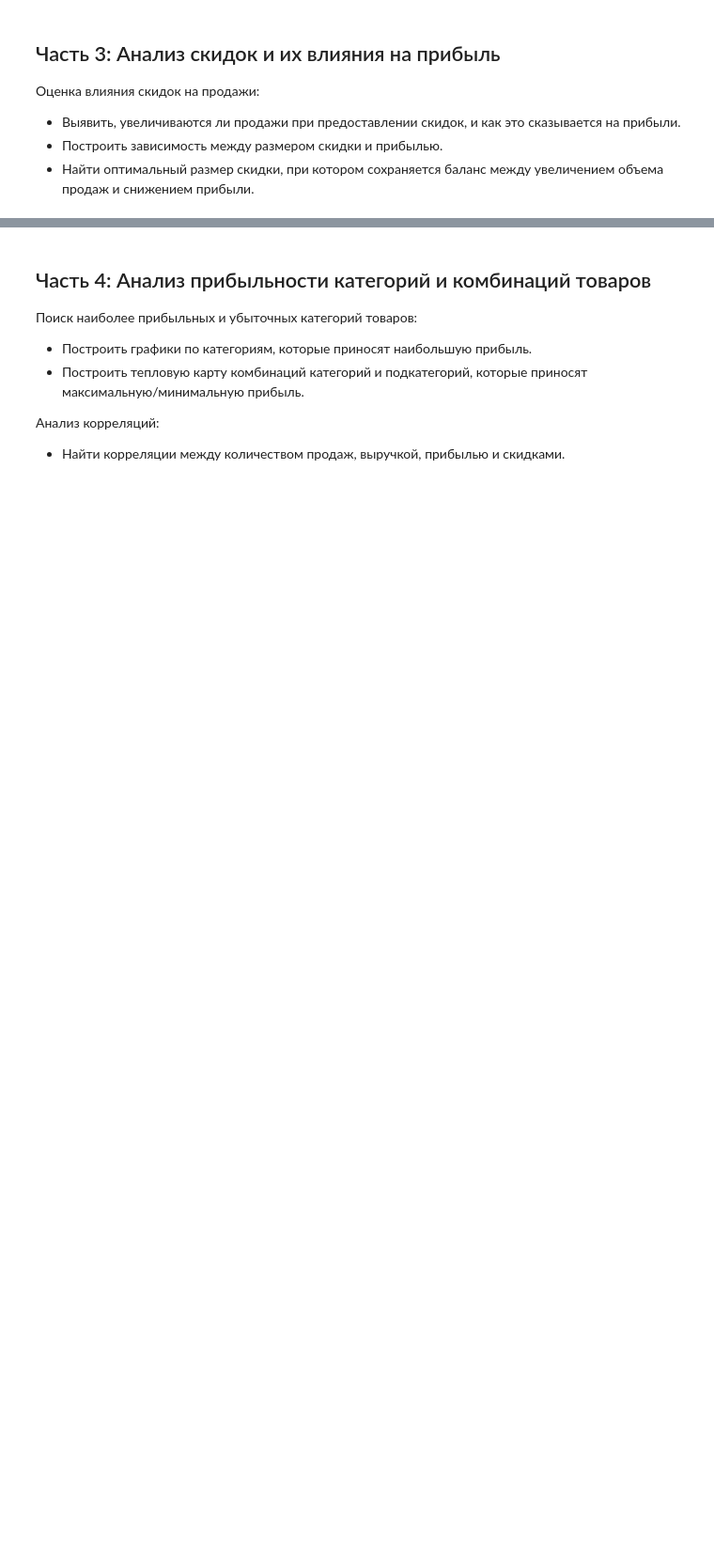
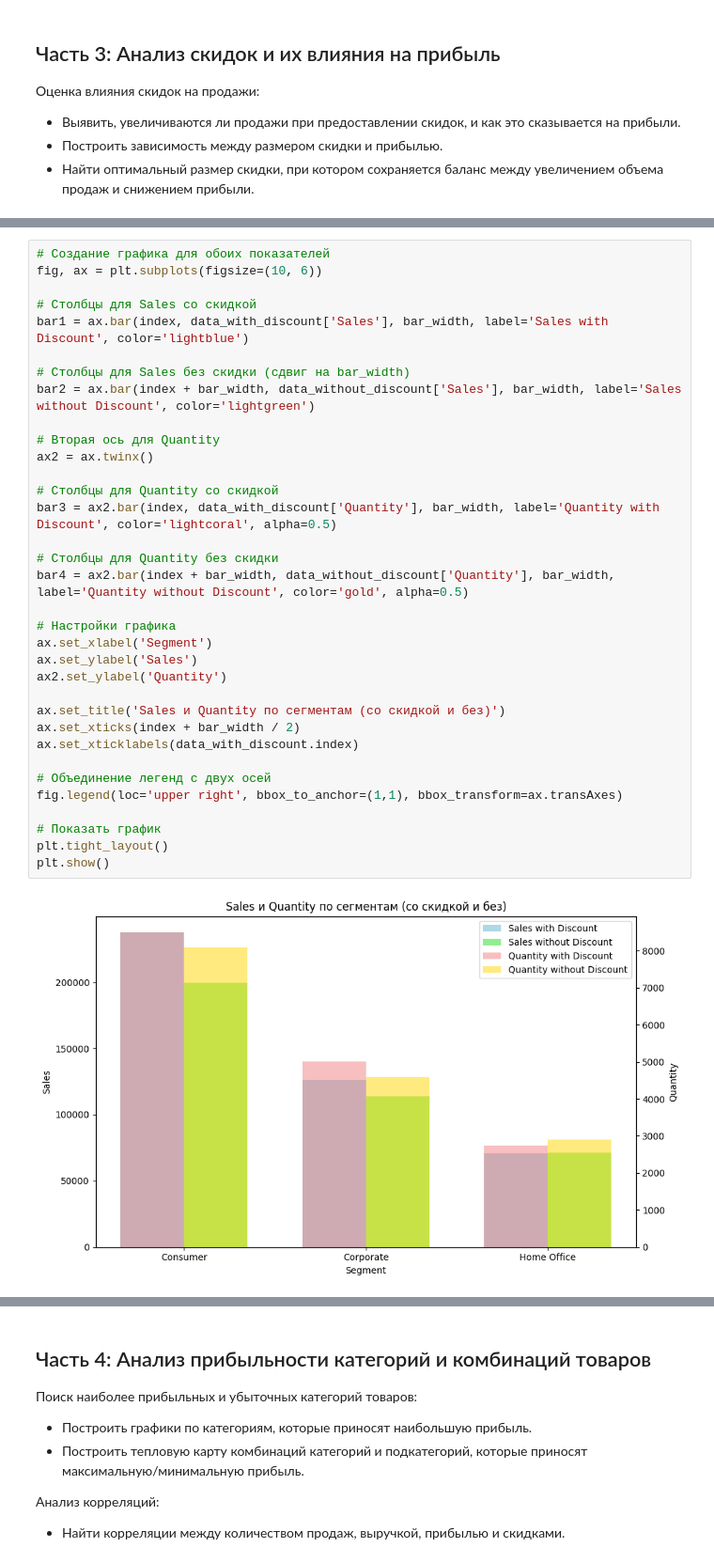
Before and after one commit to zyf2021/Sales-Data-Analysis, a Jupyter notebook: sales-data-analysis.ipynb, the cells around one changed output, grey strips where cells are left out. Shown at 94% size. Drawn from its saved outputs; the diff is of its cells as text; blank space fills up the shorter version.

```diff
--- a/sales-data-analysis.ipynb
+++ b/sales-data-analysis.ipynb
@@ -620,0 +727,36 @@ See the caveats in the documentation: https://pandas.pydata.org/pandas-docs/stab
+# %%
+# Создание графика для обоих показателей
+fig, ax = plt.subplots(figsize=(10, 6))
+
+# Столбцы для Sales со скидкой
+bar1 = ax.bar(index, data_with_discount['Sales'], bar_width, label='Sales with Discount', color='lightblue')
+
+# Столбцы для Sales без скидки (сдвиг на bar_width)
+bar2 = ax.bar(index + bar_width, data_without_discount['Sales'], bar_width, label='Sales without Discount', color='lightgreen')
+
+# Вторая ось для Quantity
+ax2 = ax.twinx()
+
+# Столбцы для Quantity со скидкой
+bar3 = ax2.bar(index, data_with_discount['Quantity'], bar_width, label='Quantity with Discount', color='lightcoral', alpha=0.5)
+
+# Столбцы для Quantity без скидки
+bar4 = ax2.bar(index + bar_width, data_without_discount['Quantity'], bar_width, label='Quantity without Discount', color='gold', alpha=0.5)
+
+# Настройки графика
+ax.set_xlabel('Segment')
+ax.set_ylabel('Sales')
+ax2.set_ylabel('Quantity')
+
+ax.set_title('Sales и Quantity по сегментам (со скидкой и без)')
+ax.set_xticks(index + bar_width / 2)
+ax.set_xticklabels(data_with_discount.index)
+
+# Объединение легенд с двух осей
+fig.legend(loc='upper right', bbox_to_anchor=(1,1), bbox_transform=ax.transAxes)
+
+# Показать график
+plt.tight_layout()
+plt.show()
+# %% [output]
+[figure, added]
```
Also changed, not shown: parts of 38 cells of this notebook.
